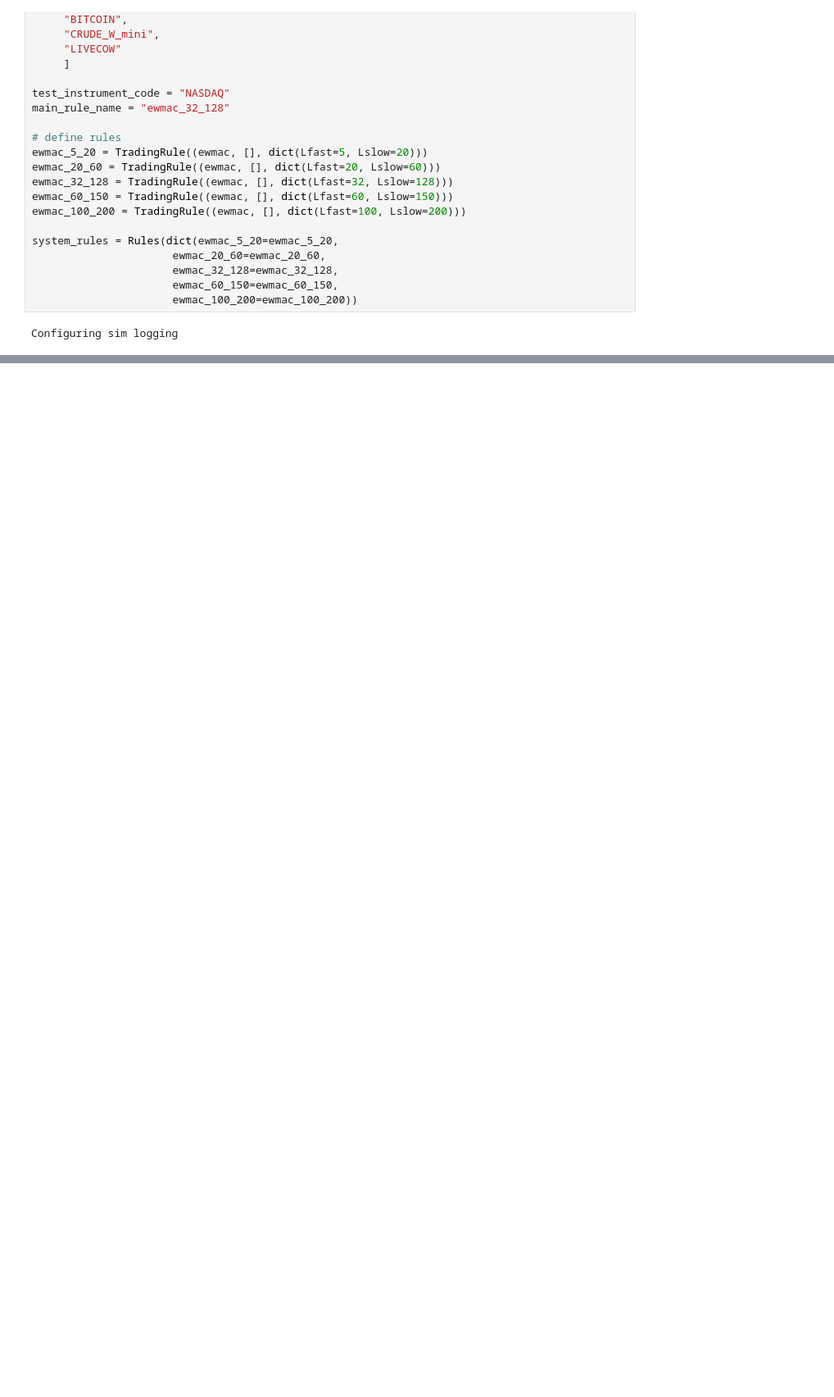
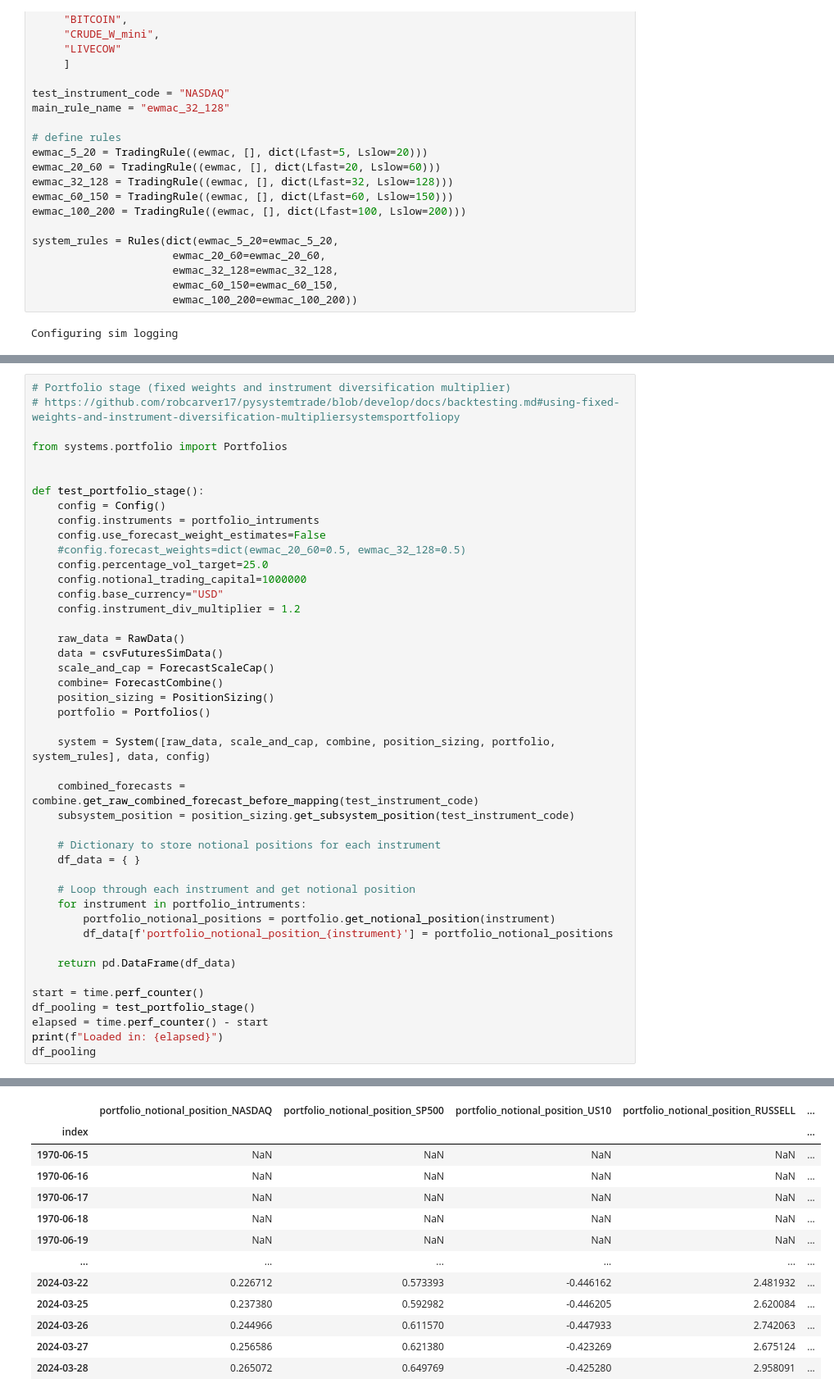
Before and after one commit to ZampaStudio/pysystemtrade, a Jupyter notebook: examples/custom/system_test.ipynb, the cells around one changed output, grey strips where cells are left out. Shown at 82% size. Drawn from its saved outputs; the diff is of its cells as text; blank space fills up the shorter version.

```diff
--- a/examples/custom/system_test.ipynb
+++ b/examples/custom/system_test.ipynb
@@ -421,0 +522,45 @@ Loaded in: 1.6400112000119407
+# %%
+# Portfolio stage (fixed weights and instrument diversification multiplier)
+# https://github.com/robcarver17/pysystemtrade/blob/develop/docs/backtesting.md#using-fixed-weights-and-instrument-diversification-multipliersystemsportfoliopy
+
+from systems.portfolio import Portfolios
+
+
+def test_portfolio_stage():
+    config = Config()
+    config.instruments = portfolio_intruments
+    config.use_forecast_weight_estimates=False
+    #config.forecast_weights=dict(ewmac_20_60=0.5, ewmac_32_128=0.5)
+    config.percentage_vol_target=25.0
+    config.notional_trading_capital=1000000
+    config.base_currency="USD"
+    config.instrument_div_multiplier = 1.2
+
+    raw_data = RawData()
+    data = csvFuturesSimData()
+    scale_and_cap = ForecastScaleCap()
+    combine= ForecastCombine()
+    position_sizing = PositionSizing()
+    portfolio = Portfolios()
+
+    system = System([raw_data, scale_and_cap, combine, position_sizing, portfolio, system_rules], data, config)
+
+    combined_forecasts = combine.get_raw_combined_forecast_before_mapping(test_instrument_code)
+    subsystem_position = position_sizing.get_subsystem_position(test_instrument_code)
+
+    # Dictionary to store notional positions for each instrument
+    df_data = { }
+
+    # Loop through each instrument and get notional position
+    for instrument in portfolio_intruments:
+        portfolio_notional_positions = portfolio.get_notional_position(instrument)
+        df_data[f'portfolio_notional_position_{instrument}'] = portfolio_notional_positions
+
+    return pd.DataFrame(df_data)
+
+start = time.perf_counter()
+df_pooling = test_portfolio_stage()
+elapsed = time.perf_counter() - start
+print(f"Loaded in: {elapsed}")
+df_pooling
+# %% [output]
@@ -421,0 +584,13 @@ Loaded in: 1.6400112000119407
+|  | portfolio_notional_position_NASDAQ | portfolio_notional_position_SP500 | portfolio_notional_position_US10 | portfolio_notional_position_RUSSELL | ... |
+| index |  |  |  |  | ... |
+| 1970-06-15 | NaN | NaN | NaN | NaN | ... |
+| 1970-06-16 | NaN | NaN | NaN | NaN | ... |
+| 1970-06-17 | NaN | NaN | NaN | NaN | ... |
+| 1970-06-18 | NaN | NaN | NaN | NaN | ... |
+| 1970-06-19 | NaN | NaN | NaN | NaN | ... |
+| ... | ... | ... | ... | ... | ... |
+| 2024-03-22 | 0.226712 | 0.573393 | -0.446162 | 2.481932 | ... |
+| 2024-03-25 | 0.237380 | 0.592982 | -0.446205 | 2.620084 | ... |
+| 2024-03-26 | 0.244966 | 0.611570 | -0.447933 | 2.742063 | ... |
+| 2024-03-27 | 0.256586 | 0.621380 | -0.423269 | 2.675124 | ... |
+| 2024-03-28 | 0.265072 | 0.649769 | -0.425280 | 2.958091 | ... |
```
Also changed, not shown: parts of 10 cells of this notebook.
